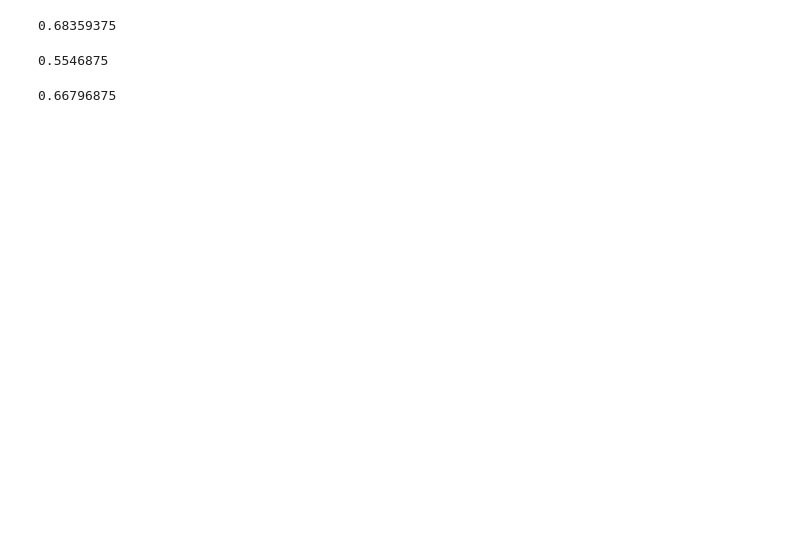
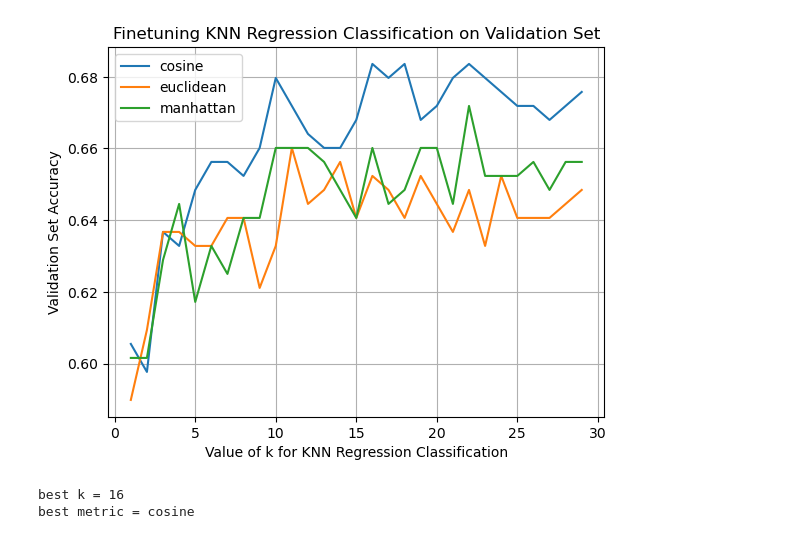
Before and after one commit to 24jukevin/ESE417-Project, a Jupyter notebook: meta_knn.ipynb, the cells around one changed output. Drawn from its saved outputs; the diff is of its cells as text; code cells hidden in the pictures; blank space fills up the shorter version.

```diff
--- a/meta_knn.ipynb
+++ b/meta_knn.ipynb
@@ -25,32 +32,37 @@ scaler = preprocessing.MinMaxScaler().fit(X_train)
 X_train = scaler.transform(X_train)
 X_val = scaler.transform(X_val)
 X_test = scaler.transform(X_test)
-# %%
-knn = KNeighborsRegressor(n_neighbors=16, metric='cosine', weights='distance', algorithm='brute')
-knn.fit(X_train, y_train)
-y_pred_val_raw1 = knn.predict(X_val)
-y_pred_val = np.around(y_pred_val_raw1)
-accuracy_val = accuracy_score(y_val, y_pred_val)
-print(accuracy_val)
-# %% [output]
-0.68359375
-# %%
-mlp = MLPRegressor(hidden_layer_sizes=((160,)*4)\
-                            ,max_iter=10000,\
-                            random_state=30, activation='relu',alpha=1)
-mlp.fit(X_train, y_train)
-y_pred_val_raw2 = mlp.predict(X_val)
-y_pred_val = np.around(y_pred_val_raw2)
-accuracy_val = accuracy_score(y_val, y_pred_val)
-print(accuracy_val)
-# %% [output]
-0.5546875
-# %%
-rfr = RandomForestRegressor(random_state=30)
-rfr.fit(X_train, y_train)
-y_pred_val_raw3 = rfr.predict(X_val)
-y_pred_val = np.around(y_pred_val_raw3)
-accuracy_val = accuracy_score(y_val, y_pred_val)
-print(accuracy_val)
-# %% [output]
-0.66796875
+# %%
+# grid search fine tuning k and distance metric of KNN on validation set
+k_range = range(1, 30)
+best_acc = 0.0
+best_k = 1
+best_metric = 'cosine'
+metrics = ['cosine', 'euclidean', 'manhattan']
+val_accuracies =[[], [], []]
+for i, metric in enumerate(metrics):
+    for j in k_range:
+        knn = KNeighborsRegressor(n_neighbors=j, metric=metric, weights='distance', algorithm='brute')
+        knn.fit(X_train, y_train)
+        y_pred = knn.predict(X_val)
+        y_pred = np.around(y_pred)
+        accuracy_val = accuracy_score(y_val, y_pred)
+        val_accuracies[i].append(accuracy_val)
+        if accuracy_val > best_acc:
+            best_acc = accuracy_val
+            best_k = j
+            best_metric = metric
+for i, metric in enumerate(metrics):
+    plt.plot(k_range, val_accuracies[i], label=metric)
+plt.title('Finetuning KNN Regression Classification on Validation Set')
+plt.xlabel('Value of k for KNN Regression Classification')
+plt.ylabel('Validation Set Accuracy')
+plt.legend()
+plt.grid()
+plt.show()
+print(f'best k = {best_k}')
+print(f'best metric = {best_metric}')
+# %% [output]
+[figure, added]
+best k = 16
+best metric = cosine
```
Also changed, not shown: parts of 10 cells of this notebook.
